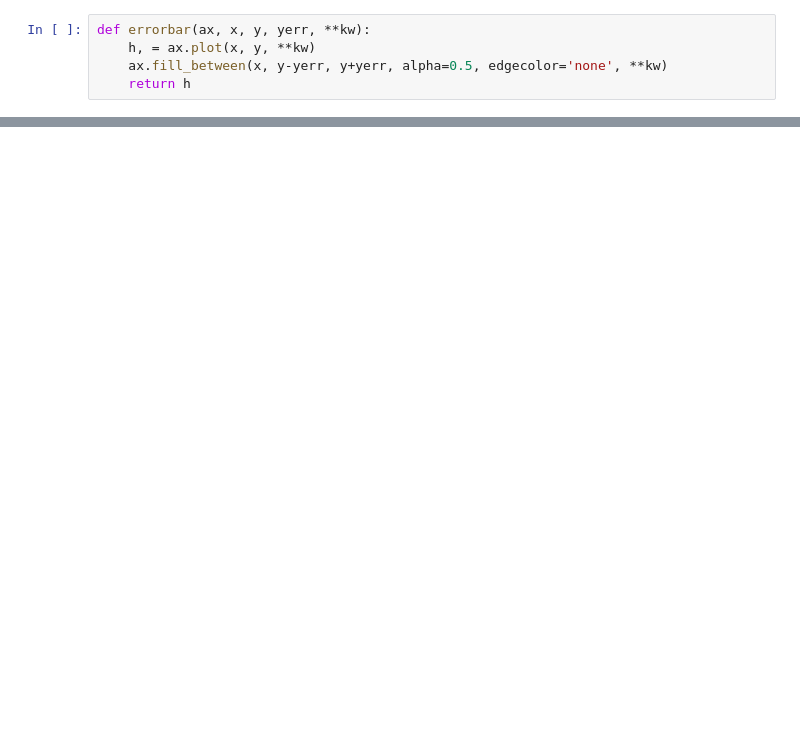
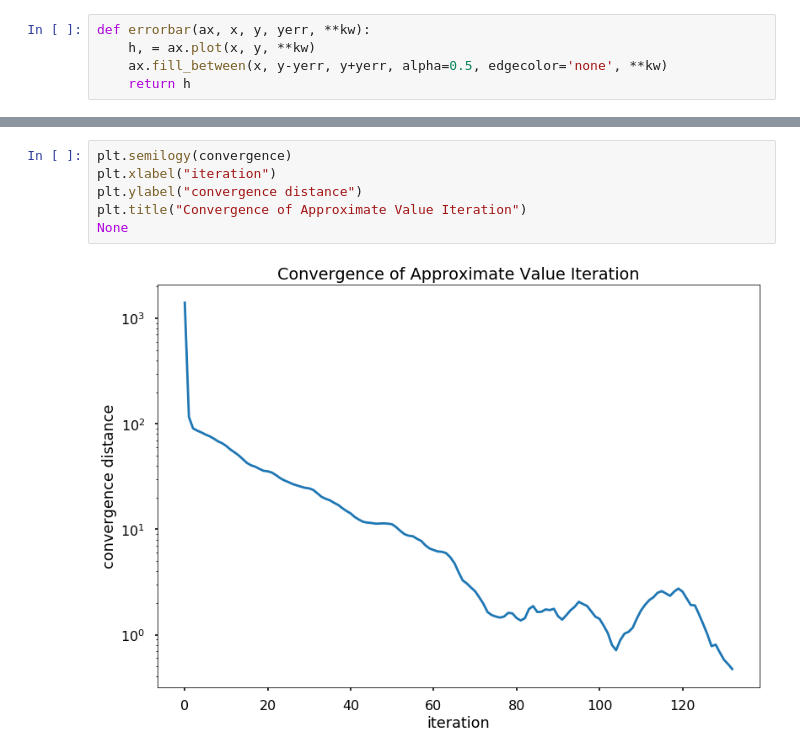
Before and after one commit to mbattifarano/surge-multiplier-mdp, a Jupyter notebook: Experiments.ipynb, the cells around one changed output, grey strips where cells are left out. Saved outputs shown, nothing was run; the diff lists cells and outputs as text; blank space fills up the shorter version.

```diff
--- a/Experiments.ipynb
+++ b/Experiments.ipynb
@@ -136,0 +144,8 @@ convergence distance: 0.4677
+# %%
+plt.semilogy(convergence)
+plt.xlabel("iteration")
+plt.ylabel("convergence distance")
+plt.title("Convergence of Approximate Value Iteration")
+None
+# %% [output]
+[figure, added]
```
Also changed, not shown: parts of 8 cells of this notebook.
